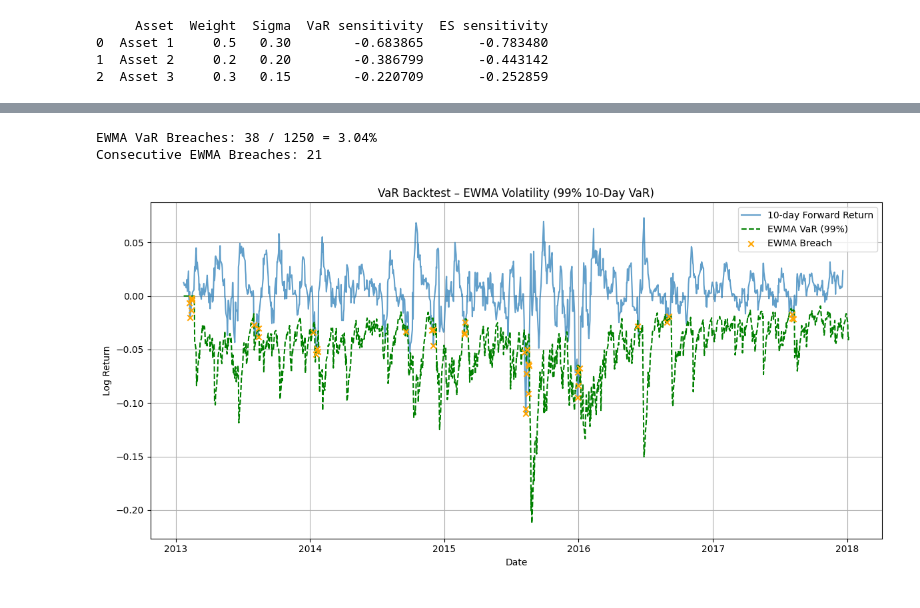
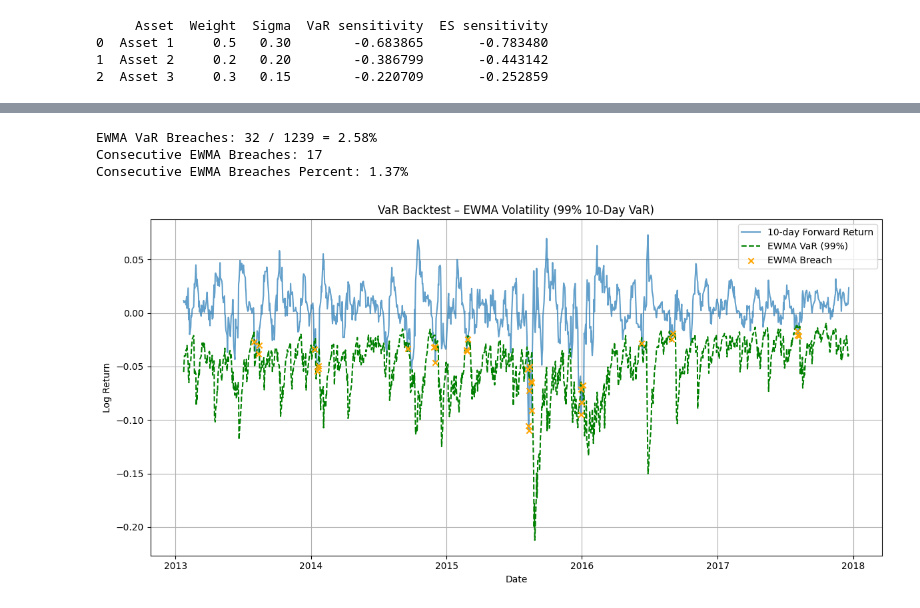
Before and after one commit to DavidLazarou/DLM_Cutter, a Jupyter notebook: portfolio_risk/notebooks/portfolio_optimisation_backtest.ipynb, the cells around one changed output, grey strips where cells are left out. Saved outputs shown, nothing was run; the diff lists cells and outputs as text; code cells hidden in the pictures.

```diff
--- a/portfolio_risk/notebooks/portfolio_optimisation_backtest.ipynb
+++ b/portfolio_risk/notebooks/portfolio_optimisation_backtest.ipynb
@@ -600,48 +575,74 @@ $$
 # %%
-# EWMA parameters
-lambda_ = 0.72
-returns = df["log_return"].copy()
+import pandas as pd
+import numpy as np
+import matplotlib.pyplot as plt
+from scipy.stats import norm
 
-# Initialize variance with sample from first 21 returns
+# Load the data
+df = pd.read_csv(
+    "/Users/dave/PycharmProjects/PythonProject/PythonProject1/DLMFund/portfolio_risk/data/CQF E1 2025 - Data_SP500.csv",
+    parse_dates=["Date"],
+    dayfirst=True
+)
+df = df.sort_values("Date").reset_index(drop=True)
+
+# Compute daily log returns
+df["log_return"] = np.log(df["SP500"] / df["SP500"].shift(1))
+df = df.dropna(subset=["log_return"]).copy()
+
+# Parameters
+z = norm.ppf(0.01)  # 99% confidence level
+lambda_ = 0.72      # EWMA decay factor
+
+# Compute EWMA variance
+returns = df["log_return"].values
 ewma_var = np.zeros_like(returns)
-ewma_var[window] = returns.iloc[:window].var()
+ewma_var[0] = np.var(returns)
 
-# Recursively compute EWMA variance
-for t in range(window + 1, len(returns)):
-    ewma_var[t] = lambda_ * ewma_var[t - 1] + (1 - lambda_) * returns.iloc[t - 1]**2
+for t in range(1, len(returns)):
+    ewma_var[t] = lambda_ * ewma_var[t - 1] + (1 - lambda_) * returns[t - 1] ** 2
 
-# Compute EWMA standard deviation
+# Store volatility and compute 10-day VaR
 df["sigma_ewma"] = np.sqrt(ewma_var)
-
-# Compute 10-day EWMA VaR
 df["VaR_10d_ewma"] = z * df["sigma_ewma"] * np.sqrt(10)
 
-# Identify breaches
+# Compute 10-day forward return
+df["r_10d_fwd"] = np.log(df["SP500"].shift(-10) / df["SP500"])
 df["breach_ewma"] = (df["r_10d_fwd"] < df["VaR_10d_ewma"]).astype(int)
 
+# Clean dataset
+df_clean = df.dropna(subset=["VaR_10d_ewma", "r_10d_fwd", "breach_ewma"]).copy()
+
 # Stats
-breach_count_ewma = df["breach_ewma"].sum()
-total_ewma = df["breach_ewma"].count()
-breach_pct_ewma = 100 * breach_count_ewma / total_ewma
-consec_breach_ewma = ((df["breach_ewma"].shift(1) == 1) & (df["breach_ewma"] == 1)).sum()
+breach_count = df_clean["breach_ewma"].sum()
+total = df_clean["breach_ewma"].count()
+breach_pct = 100 * breach_count / total
+consec_breach_count = ((df_clean["breach_ewma"].shift(1) == 1) & (df_clean["breach_ewma"] == 1)).sum()
+consec_breach_pct = 100 * consec_breach_count / total
 
-print(f"EWMA VaR Breaches: {breach_count_ewma} / {total_ewma} = {breach_pct_ewma:.2f}%")
-print(f"Consecutive EWMA Breaches: {consec_breach_ewma}")
+# Output
+print(f"EWMA VaR Breaches: {breach_count} / {total} = {breach_pct:.2f}%")
+print(f"Consecutive EWMA Breaches: {consec_breach_count}")
+print(f"Consecutive EWMA Breaches Percent: {consec_breach_pct:.2f}%")
 
 # Plot
 plt.figure(figsize=(12, 6))
-plt.plot(df["Date"], df["r_10d_fwd"], label="10-day Forward Return", alpha=0.7)
-plt.plot(df["Date"], df["VaR_10d_ewma"], label="EWMA VaR (99%)", linestyle="--", color="green")
-plt.scatter(df.loc[df["breach_ewma"] == 1, "Date"], df.loc[df["breach_ewma"] == 1, "r_10d_fwd"],
-            color="orange", label="EWMA Breach", marker="x", zorder=5)
+plt.plot(df_clean["Date"], df_clean["r_10d_fwd"], label="10-day Forward Return", alpha=0.7)
+plt.plot(df_clean["Date"], df_clean["VaR_10d_ewma"], label="EWMA VaR (99%)", linestyle="--", color="green")
+plt.scatter(
+    df_clean.loc[df_clean["breach_ewma"] == 1, "Date"],
+    df_clean.loc[df_clean["breach_ewma"] == 1, "r_10d_fwd"],
+    color="orange", label="EWMA Breach", marker="x", zorder=5
+)
 plt.title("VaR Backtest – EWMA Volatility (99% 10-Day VaR)")
 plt.xlabel("Date")
 plt.ylabel("Log Return")
 plt.legend()
 plt.grid(True)
 plt.tight_layout()
 plt.show()
 # %% [output]
-EWMA VaR Breaches: 38 / 1250 = 3.04%
-Consecutive EWMA Breaches: 21
+EWMA VaR Breaches: 32 / 1239 = 2.58%
+Consecutive EWMA Breaches: 17
+Consecutive EWMA Breaches Percent: 1.37%
-[figure, old version]
+[figure, new version]
```
Also changed, not shown: parts of 14 cells of this notebook.
